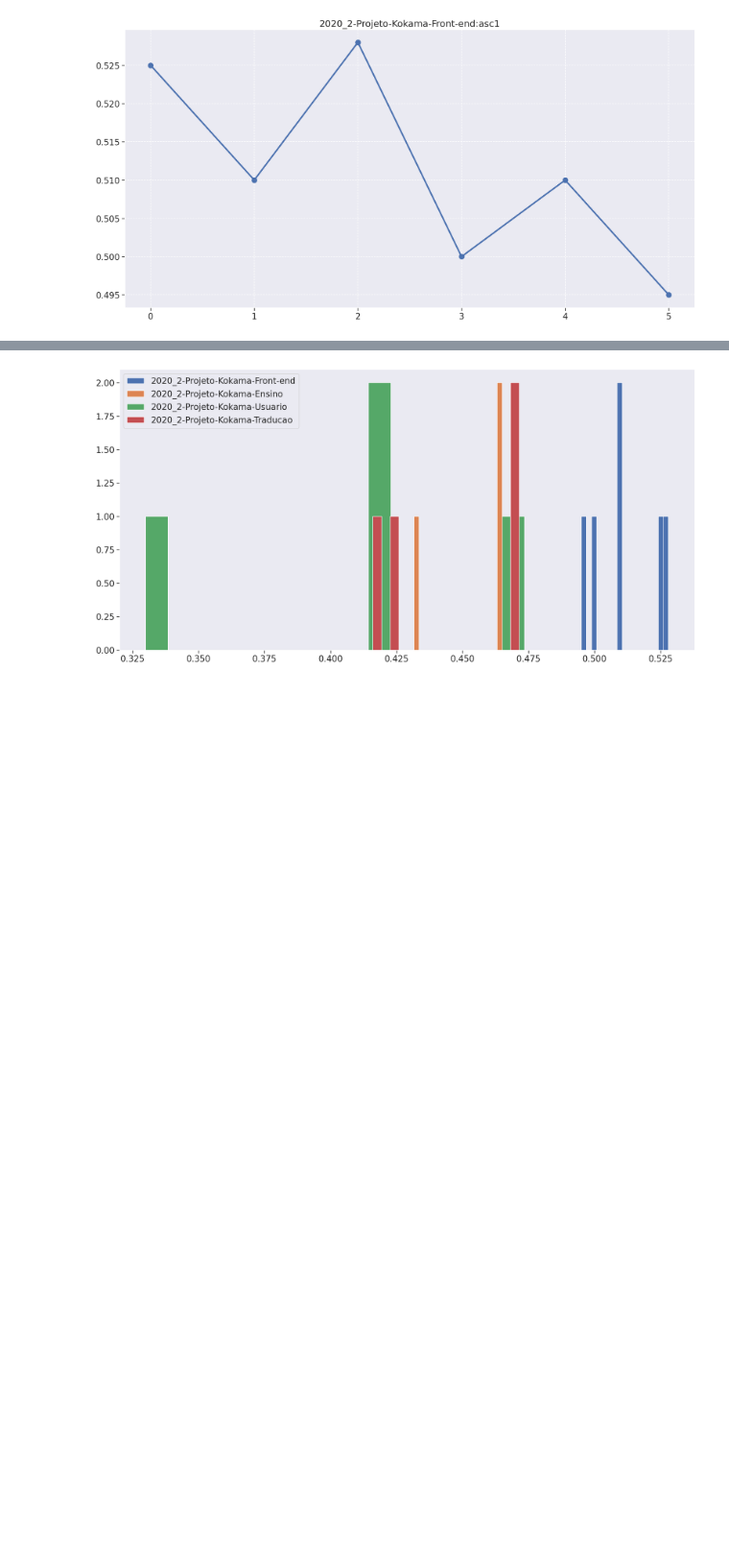
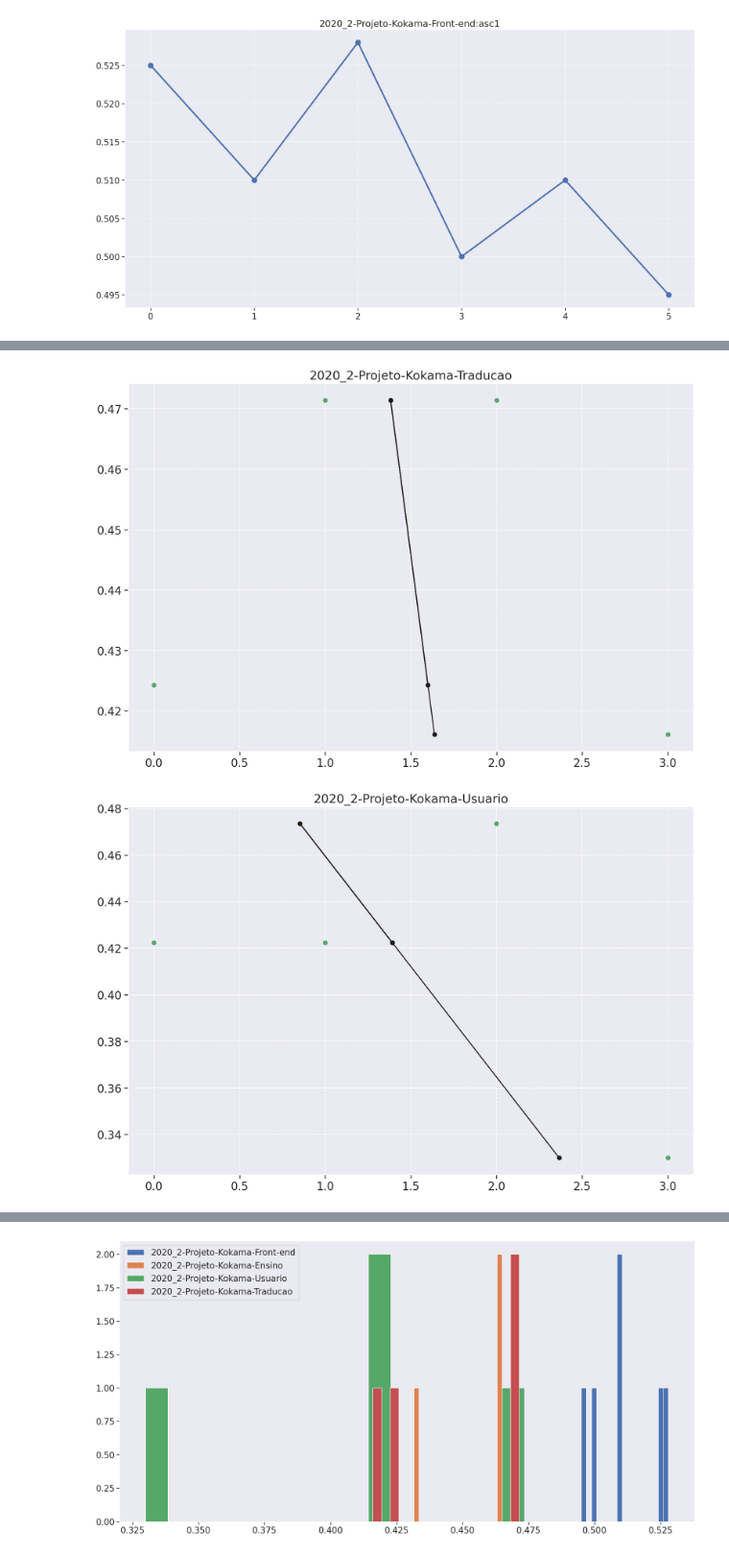
Before and after one commit to fga-eps-mds/2020.2-Projeto-Kokama-Wiki, a Jupyter notebook: analytics.ipynb, the cells around one changed output, grey strips where cells are left out. Shown at 96% size. Cells and saved outputs as stored; diff of their text form; code cells hidden in the pictures; blank space fills up the shorter version.

```diff
--- a/analytics.ipynb
+++ b/analytics.ipynb
@@ -461,3 +464,18 @@ all_metrics_df
 | 14 | 0.515152 | 0.000000 | 1.0 | 2020_2-Projeto-Kokama-Front-end | 15-05-2021 | 1673 | 0.500000 | 0.500000 | 0.500000 |
 | 15 | 0.515152 | 0.030303 | 1.0 | 2020_2-Projeto-Kokama-Front-end | 20-05-2021 | 1627 | 0.510000 | 0.510000 | 0.510000 |
 | 16 | 0.500000 | 0.000000 | 1.0 | 2020_2-Projeto-Kokama-Front-end | 23-03-2021 | 429 | 0.495000 | 0.495000 | 0.495000 |
+# %%
+from sklearn.linear_model import LinearRegression
+
+for repo in repos:
+    y = all_metrics_df['total'][(all_metrics_df['repository'] == repo)].values[:,np.newaxis]
+    x = np.arange(len(y))
+    plt.figure(figsize=(15, 10))
+    plt.title(repo)
+    reg = LinearRegression().fit(y, x)
+    plt.scatter(x, x,color='g')
+    plt.plot(reg.predict(x), x,color='k', marker='o')
+    plt.show()
+# %% [output]
+[figure, added]
+[figure, added]
```
Also changed, not shown: parts of 8 cells of this notebook, 18 other files.
